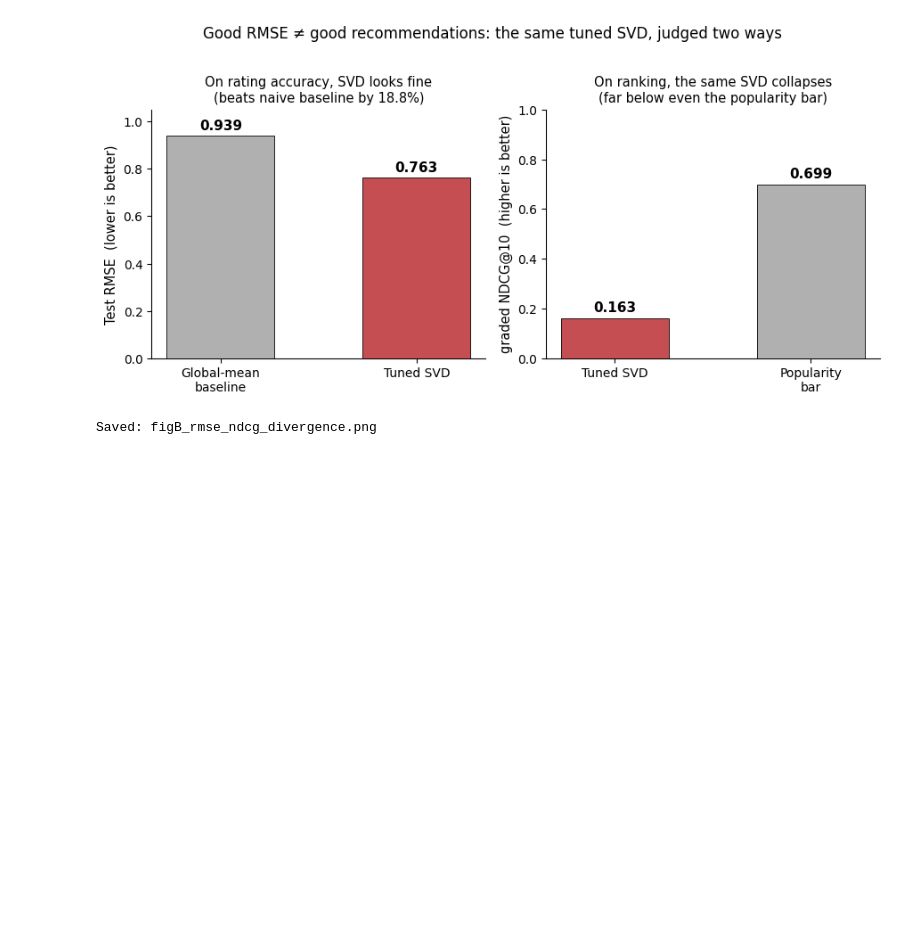
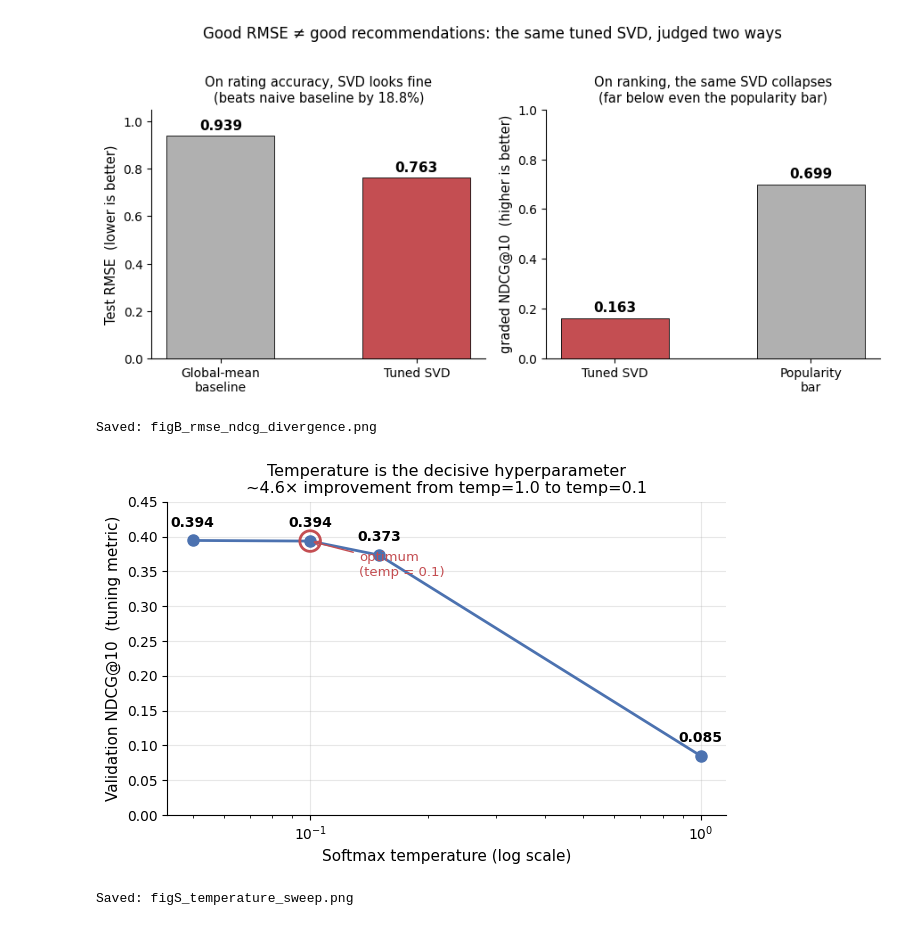
Before and after one commit to dimitripanch/A-Collaborative-Filtering-Approach-to-Book-Recommendation, a Jupyter notebook: graphs.ipynb, the cells around one changed output. Saved outputs shown, nothing was run; the diff lists cells and outputs as text; code cells hidden in the pictures; blank space fills up the shorter version.

Commit message:
Update graphs

```diff
--- a/graphs.ipynb
+++ b/graphs.ipynb
@@ -115,3 +115,48 @@ print("Saved: figB_rmse_ndcg_divergence.png")
 # %% [output]
 [figure]
 Saved: figB_rmse_ndcg_divergence.png
+# %%
+import matplotlib.pyplot as plt
+
+# === Supplementary: temperature sweep (the key tuning finding) ===
+# From implementation notes §3.1 — LibRecommender per-epoch binary val NDCG@10 (2000-user subsample,
+# used for model SELECTION; NOT the final graded NDCG of 0.85). embed=32, lr=0.001 fixed; only temp varies.
+temps     = [0.05, 0.1, 0.15, 1.0]
+val_ndcg  = [0.3944, 0.3935, 0.3734, 0.0852]
+
+# sort by temperature for a clean left-to-right curve
+pairs = sorted(zip(temps, val_ndcg))
+temps_s  = [t for t, _ in pairs]
+ndcg_s   = [n for _, n in pairs]
+
+fig, ax = plt.subplots(figsize=(6.5, 4.3))
+ax.plot(temps_s, ndcg_s, marker="o", markersize=8, linewidth=2,
+        color="#4C72B0", zorder=3)
+
+# annotate each point
+for t, n in zip(temps_s, ndcg_s):
+    ax.annotate(f"{n:.3f}", (t, n), textcoords="offset points", xytext=(0, 10),
+                ha="center", fontsize=10, fontweight="bold")
+
+# highlight the optimum at 0.1
+ax.scatter([0.1], [0.3935], s=220, facecolors="none", edgecolors="#C44E52",
+           linewidths=2, zorder=4)
+ax.annotate("optimum\n(temp = 0.1)", (0.1, 0.3935), textcoords="offset points",
+            xytext=(35, -25), fontsize=9.5, color="#C44E52",
+            arrowprops=dict(arrowstyle="->", color="#C44E52"))
+
+ax.set_xscale("log")   # log scale so 0.05–1.0 spreads out readably
+ax.set_xlabel("Softmax temperature (log scale)", fontsize=11)
+ax.set_ylabel("Validation NDCG@10  (tuning metric)", fontsize=11)
+ax.set_ylim(0, 0.45)
+ax.set_title("Temperature is the decisive hyperparameter\n~4.6× improvement from temp=1.0 to temp=0.1",
+             fontsize=11.5)
+ax.grid(True, alpha=0.3, zorder=0)
+ax.spines["top"].set_visible(False); ax.spines["right"].set_visible(False)
+plt.tight_layout()
+plt.savefig("figS_temperature_sweep.png", dpi=200, bbox_inches="tight")
+plt.show()
+print("Saved: figS_temperature_sweep.png")
+# %% [output]
+[figure, added]
+Saved: figS_temperature_sweep.png
```
Also changed, not shown: parts of 1 cell of this notebook.
